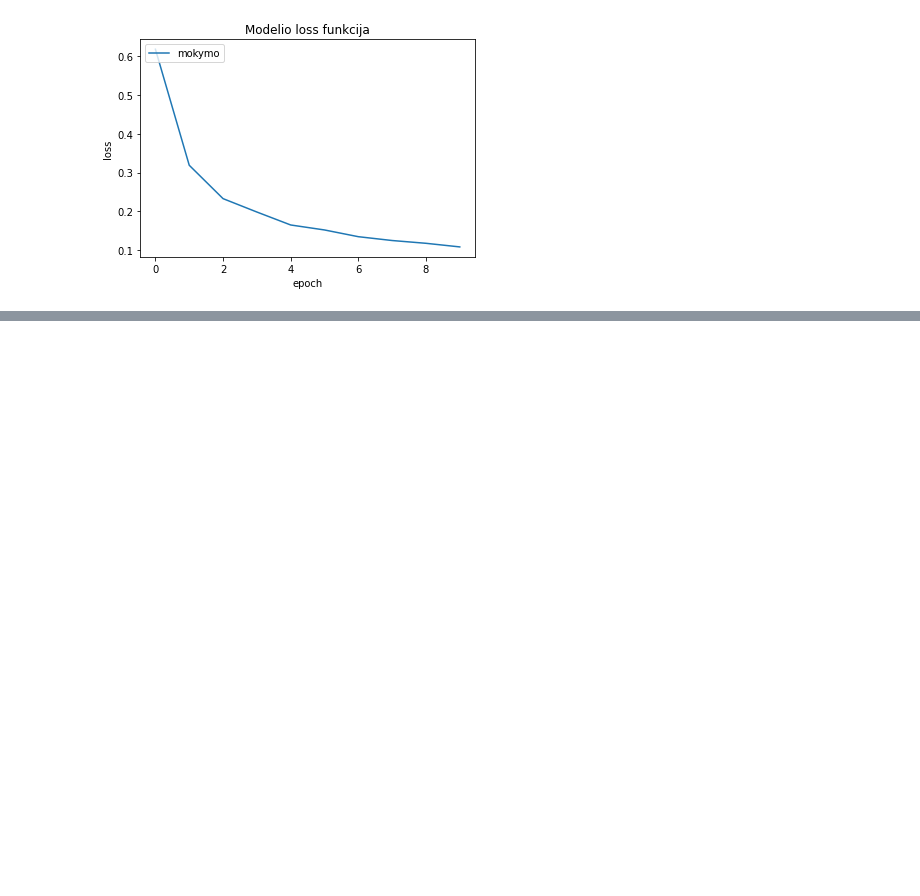
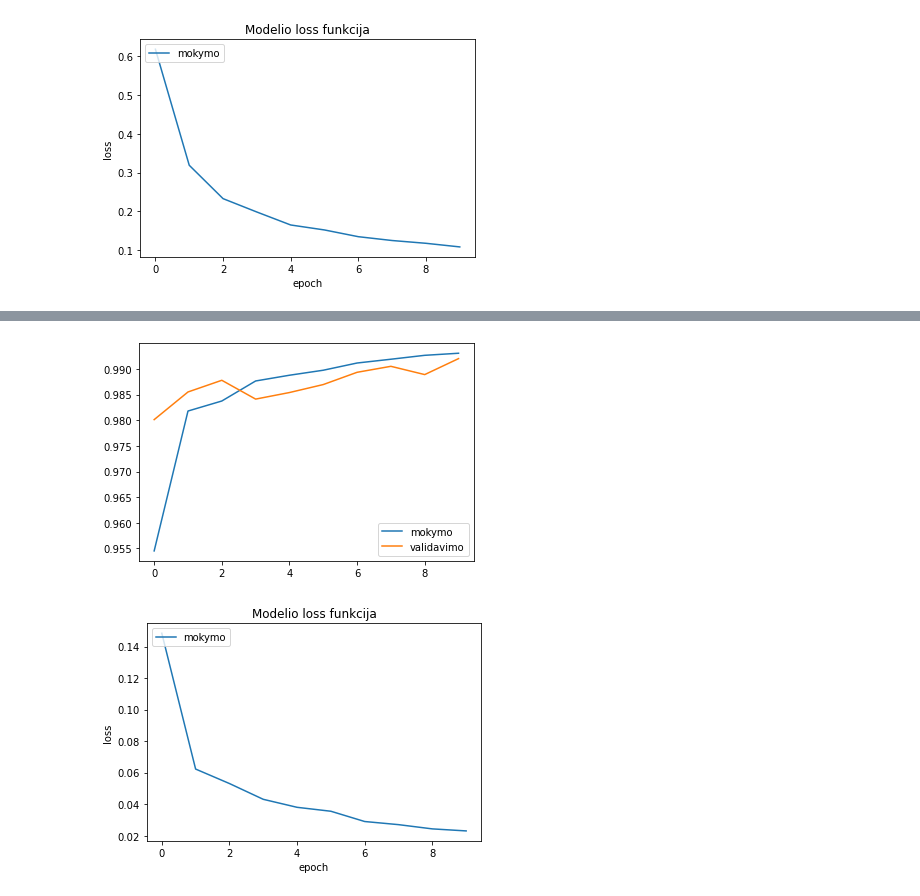
Before and after one commit to katinas15/masininis-paskaitos, a Jupyter notebook: trecias_2.ipynb, the cells around one changed output, grey strips where cells are left out. Drawn from its saved outputs; the diff is of its cells as text; code cells hidden in the pictures; blank space fills up the shorter version.

```diff
--- a/trecias_2.ipynb
+++ b/trecias_2.ipynb
@@ -358,3 +358,57 @@ Epoch 10/10
 313/313 [==============================] - 1s 2ms/step - loss: 0.0888 - accuracy: 0.9753
 [figure]
 [figure]
+# %%
+x_train = np.expand_dims(x_train, axis=3)
+x_test = np.expand_dims(x_test, axis=3)
+
+model=keras.Sequential([
+    InputLayer(input_shape=(28,28,1)),
+
+    BatchNormalization(),
+    Convolution2D(32,(3,3), activation='relu',padding = 'Same'),
+    MaxPooling2D(),
+
+
+    BatchNormalization(),
+    Convolution2D(64,(3,3), activation='relu',padding = 'Same'),
+    Convolution2D(64,(3,3), activation='relu',padding = 'Same'),
+    MaxPooling2D(),
+    Dropout(0.20),
+
+    BatchNormalization(),
+    Convolution2D(128,(3,3), activation='relu',padding = 'Same'),
+    Convolution2D(128,(3,3), activation='relu',padding = 'Same'),
+    MaxPooling2D(),
+    Dropout(0.20),
+
+    BatchNormalization(),
+    Convolution2D(256,(3,3), activation='relu',padding = 'Same'),
+    Convolution2D(256,(3,3), activation='relu',padding = 'Same'),
+    MaxPooling2D(),
+
+    Flatten(),
+    Dense(10, activation='softmax'),
+])
+
+model.compile(optimizer='adam',
+loss='categorical_crossentropy',
+metrics=['accuracy'] )
+
+mokymo=model.fit(x_train, y_train,
+batch_size=32, epochs=10, validation_split=0.3)
+
+testo=model.evaluate(x_test,y_test)
+
+plt.plot(mokymo.history['accuracy'])
+plt.plot(mokymo.history['val_accuracy'])
+plt.legend(['mokymo', 'validavimo'])
+plt.show()
+plt.plot(mokymo.history['loss'])
+
+plt.title('Modelio loss funkcija')
+plt.xlabel('epoch')
+plt.ylabel('loss')
+plt.legend(['mokymo'], loc='upper left')
+plt.show()
+# %% [output]
@@ -360,0 +432,2 @@ Epoch 10/10
+[figure, added]
+[figure, added]
```
Also changed, not shown: parts of 2 cells of this notebook, 1 other file.
